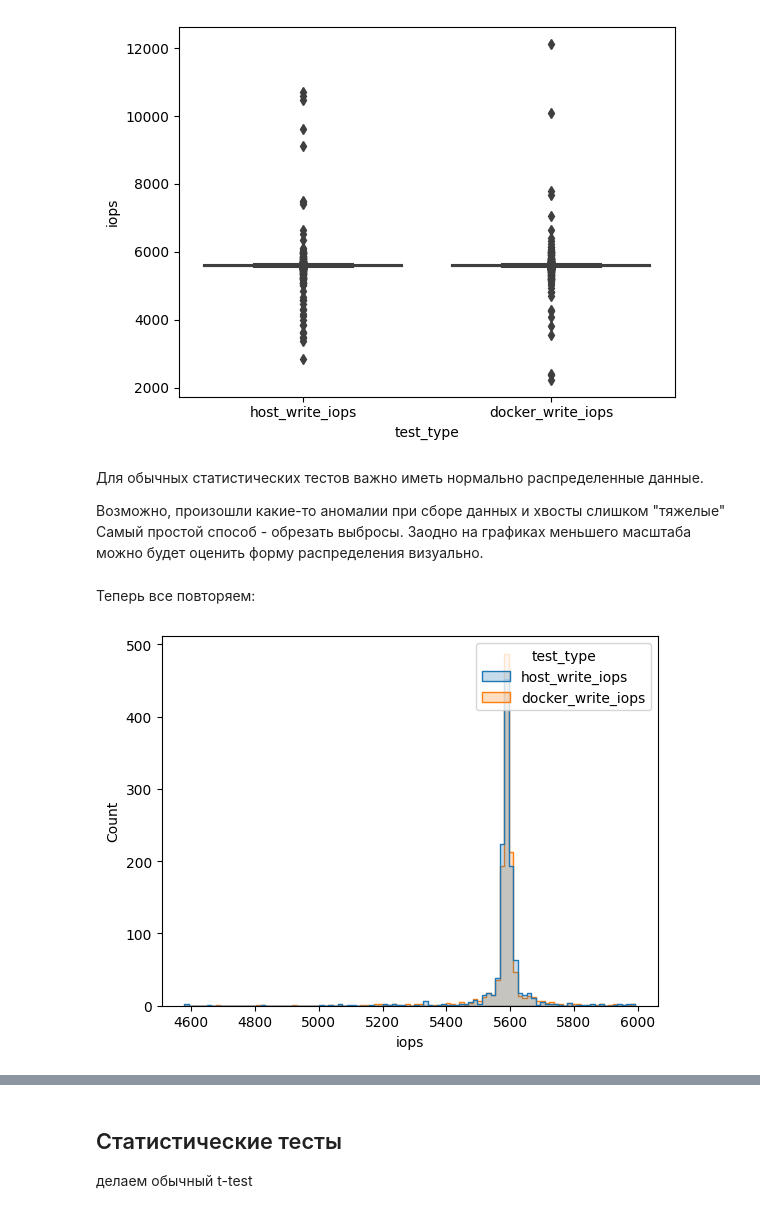
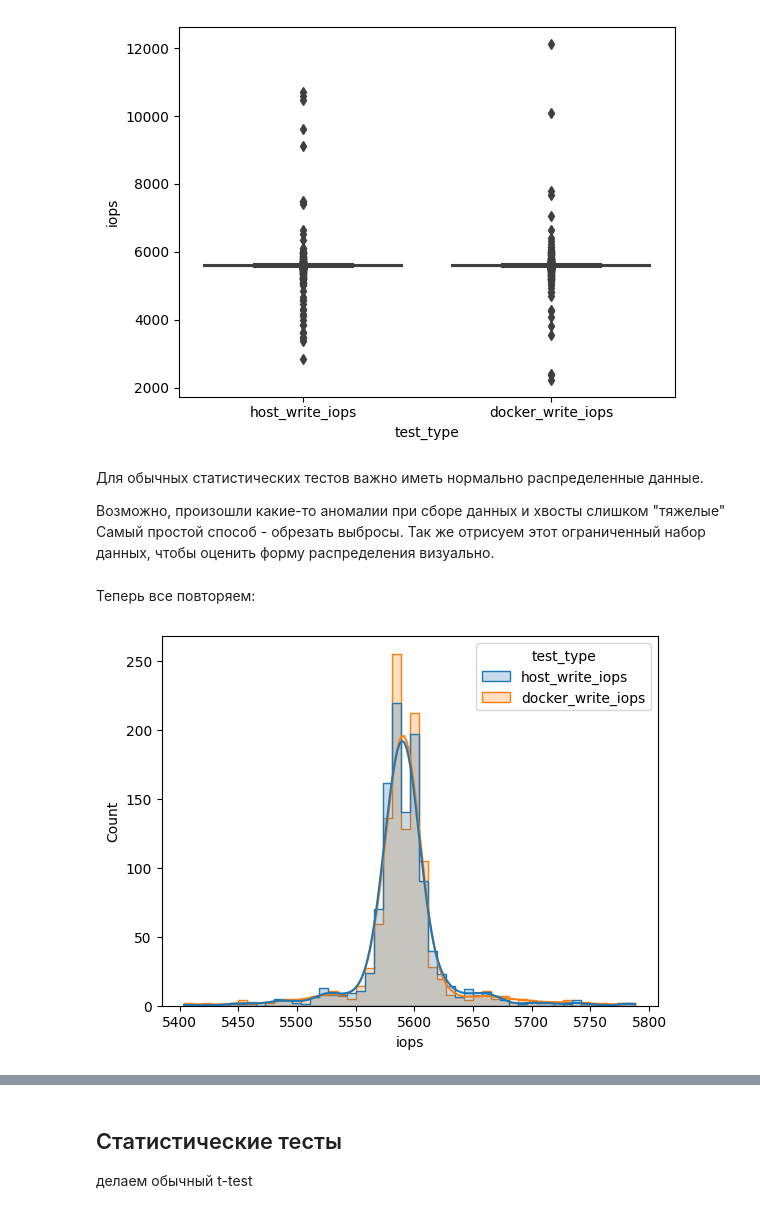
Before and after one commit to pavlozt/research, a Jupyter notebook: docker-volumes/docker_vs_host-non-replicated.ipynb, the cells around one changed output, grey strips where cells are left out. Drawn from its saved outputs; the diff is of its cells as text; code cells hidden in the pictures.

```diff
--- a/docker-volumes/docker_vs_host-non-replicated.ipynb
+++ b/docker-volumes/docker_vs_host-non-replicated.ipynb
@@ -148,13 +163,13 @@ sns.boxplot(data=data, x="test_type", y="iops");
 
 Возможно, произошли какие-то аномалии при сборе данных и хвосты слишком "тяжелые"
 Самый простой способ - обрезать выбросы.
-Заодно на графиках меньшего масштаба можно будет оценить форму распределения визуально.
+Так же отрисуем этот ограниченный набор данных, чтобы оценить форму распределения визуально.
 # %%
-data=data[(data.iops > 4500) & (data.iops < 6000)]
+visualdata=data[(data.iops > 5400) & (data.iops < 5800)]
 # %% [markdown]
 Теперь все повторяем:
 # %%
-sns.histplot(data, x="iops", hue="test_type",element="step",bins=100);
+sns.histplot(visualdata, x="iops", hue="test_type",element="step",bins=50,kde=True);
 # %% [output]
-[figure, old version]
+[figure, new version]
 # %%
```
Also changed, not shown: parts of 11 cells of this notebook.
